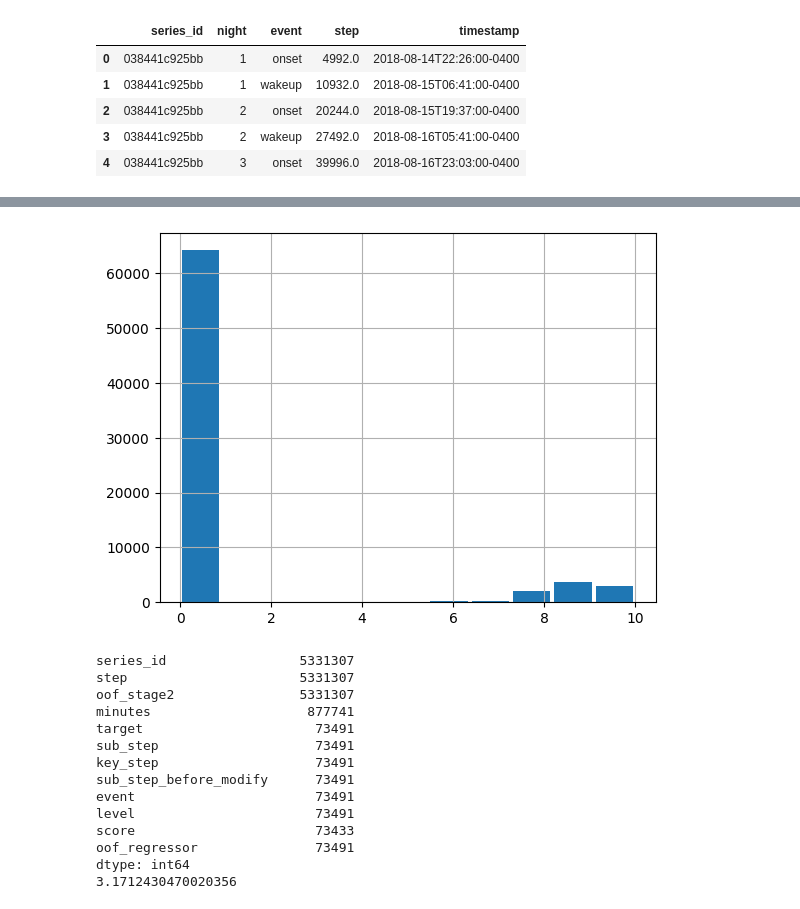
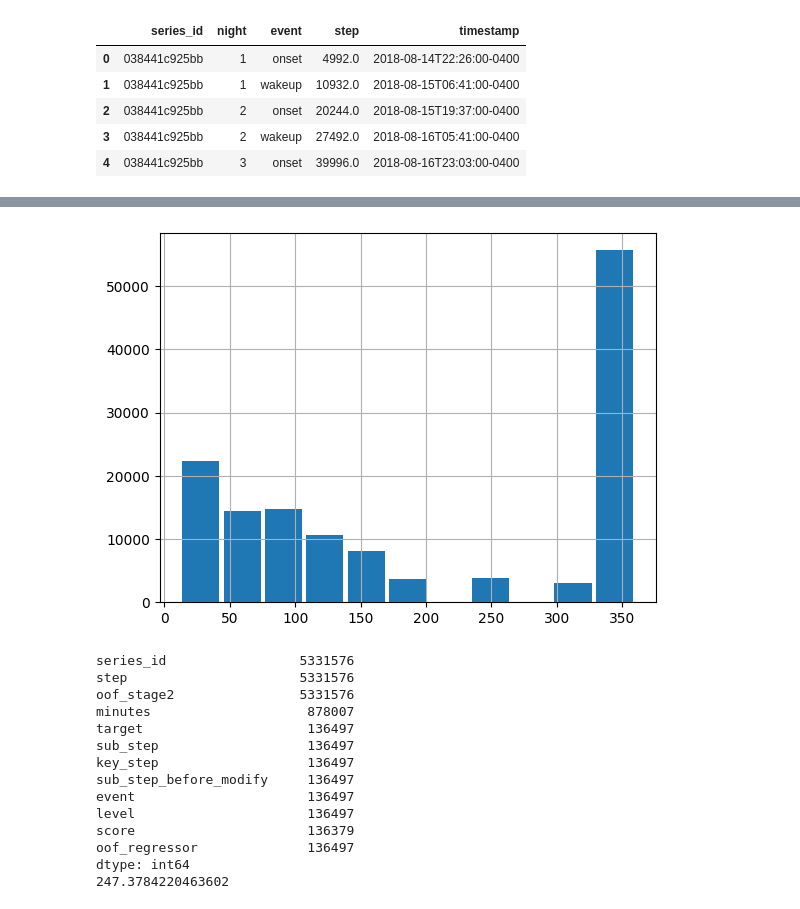
Before and after one commit to penguin-prg/child-mind-institute-detect-sleep-states, a Jupyter notebook: train/ranker.ipynb, the cells around one changed output, grey strips where cells are left out. Drawn from its saved outputs; the diff is of its cells as text; code cells hidden in the pictures.

```diff
--- a/train/ranker.ipynb
+++ b/train/ranker.ipynb
@@ -67,7 +67,7 @@ display(labels.head())
 # %%
 # 周辺に予測を撒く
 dfs = []
-for level, diff in enumerate([0, -5, 5, -15, 15, -30, 30]):
+for level, diff in enumerate([0, -1, 1, -2, 2, -3, 3, -5, 5, -15, 15, -30, 30]):
     tmp = sub.copy()
     tmp["level"] = level
     tmp["step"] += CFG["feature"]["agg_freq"] * diff
@@ -88,60 +88,51 @@ sub.head()
 # %%
 # 正解ラベルを作成
 thresholds = [12, 36, 60, 90, 120, 150, 180, 240, 300, 360]
 dfs = []
 for (series_id, event), label_df in labels.groupby(["series_id", "event"]):
     sub_df = sub[(sub["series_id"] == series_id) & (sub["event"] == event)].reset_index(drop=True)
-    targets = np.zeros(len(sub_df))
+    targets = np.full(len(sub_df), 360)
     for thresh in thresholds:
-        matched = np.zeros(len(sub_df), dtype=bool)
         for step in label_df["step"].values:
-            min_dist = thresh
-            min_idx = -1
             for idx, sub_step in enumerate(sub_df["step"].values):
-                if matched[idx]:
-                    continue
                 dist = abs(step - sub_step)
-                if dist < min_dist:
-                    min_dist = dist
-                    min_idx = idx
-            if min_idx != -1:
-                targets[min_idx] += 1
-                matched[min_idx] = True
+                if dist < thresh:
+                    targets[idx] = min(targets[idx], thresh)
     sub_df["target"] = targets
     sub_df["sub_step"] = sub_df["step"].values
     dfs.append(sub_df)
 sub = pd.concat(dfs).reset_index(drop=True)
 plt.hist(sub["target"].values, bins=11, rwidth=0.9)
 plt.grid()
 plt.show()
 
 train = oof[["series_id", "step", "oof_stage2", "minutes"]].merge(
     sub[["target", "series_id",
          "sub_step", "key_step", "sub_step_before_modify",
          "event", "level", "score", "oof_regressor"]],
     left_on=["series_id", "step"],
     right_on=["series_id", "key_step"],
     how="left",
     )
 print((~train.isna()).sum())
 print((train.target ** 2).mean() ** 0.5)
 display(train.head())
 # %% [output]
-[figure, old version]
+[figure, new version]
-series_id                 5331307
-step                      5331307
-oof_stage2                5331307
-minutes                    877741
-target                      73491
-sub_step                    73491
-key_step                    73491
-sub_step_before_modify      73491
-event                       73491
-level                       73491
-score                       73433
-oof_regressor               73491
+series_id                 5331576
+step                      5331576
+oof_stage2                5331576
+minutes                    878007
+target                     136497
+sub_step                   136497
+key_step                   136497
+sub_step_before_modify     136497
+event                      136497
+level                      136497
+score                      136379
+oof_regressor              136497
 dtype: int64
-3.1712430470020356
+247.3784220463602
 |  | series_id | step | oof_stage2 | minutes | target | sub_step | key_step | sub_step_before_modify | event | ... |
 | 0 | 038441c925bb | 11.5 | 0.999923 | NaN | NaN | NaN | NaN | NaN | NaN | ... |
 | 1 | 038441c925bb | 35.5 | 0.999829 | NaN | NaN | NaN | NaN | NaN | NaN | ... |
```
Also changed, not shown: parts of 8 cells of this notebook, 1 other file.
